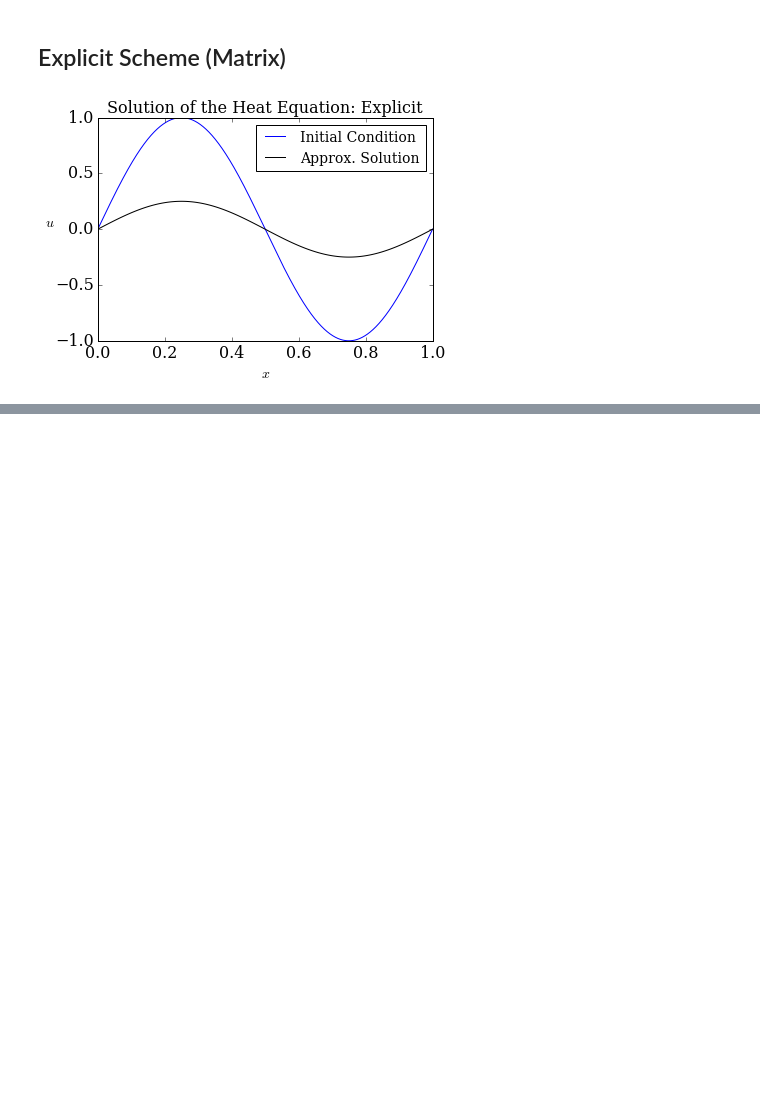
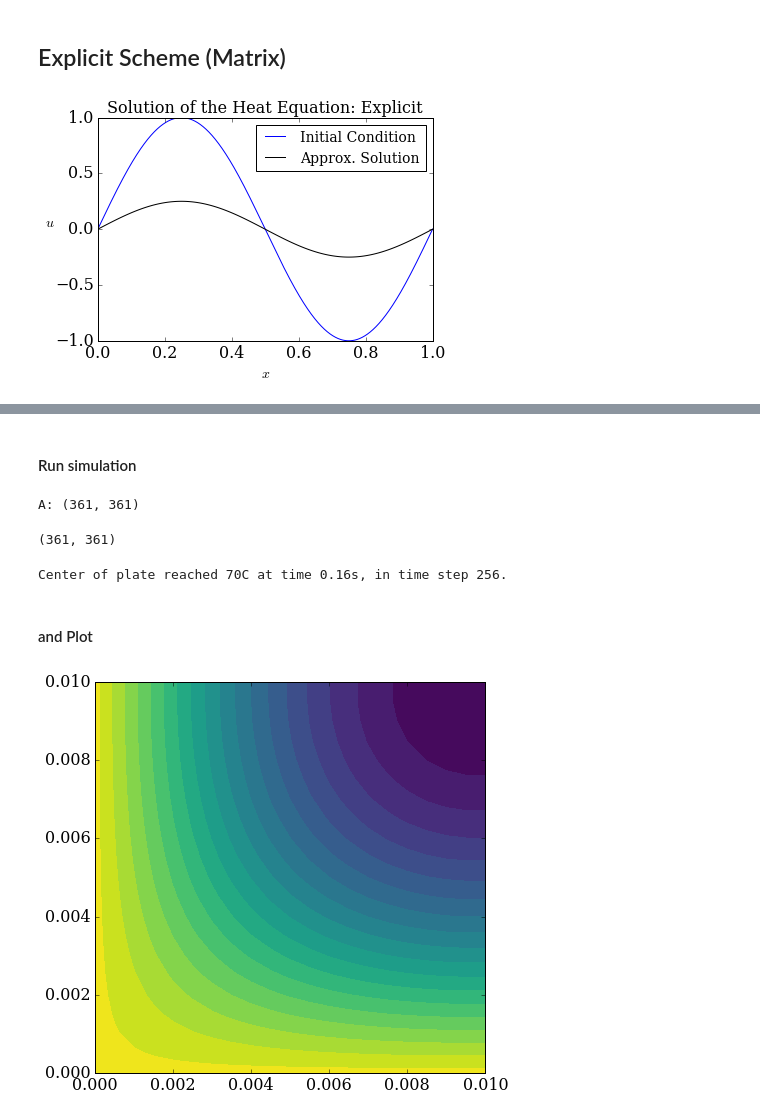
Before and after one commit to gavinconran/numerical-finance, a Jupyter notebook: 03_Discretisation/Heat_FDImplicit/IPython_FDImplicit.ipynb, the cells around one changed output, grey strips where cells are left out. Cells and saved outputs as stored; diff of their text form; code cells hidden in the pictures; blank space fills up the shorter version.

```diff
--- a/03_Discretisation/Heat_FDImplicit/IPython_FDImplicit.ipynb
+++ b/03_Discretisation/Heat_FDImplicit/IPython_FDImplicit.ipynb
@@ -199,0 +443,42 @@ pyplot.show()
+# %%
+alpha = 1e-4
+
+L = 1.0e-2
+H = 1.0e-2
+
+nx = 21
+ny = 21
+nt = 300
+
+dx = L/(nx-1)
+dy = H/(ny-1)
+
+x = numpy.linspace(0,L,nx)
+y = numpy.linspace(0,H,ny)
+
+T_bc = 100
+
+Ti = numpy.ones((ny, nx))*20
+Ti[0,:]= T_bc
+Ti[:,0] = T_bc
+# %% [markdown]
+#### Run simulation
+# %%
+sigma = 0.25
+A = constructMatrix(nx, ny, sigma)
+A.shape
+# %% [output]
+A: (361, 361)
+(361, 361)
+# %%
+dt = sigma * min(dx, dy)**2 / alpha
+T = btcs_2D(Ti.copy(), A, nt, sigma, T_bc, nx, ny, dt)
+# %% [output]
+Center of plate reached 70C at time 0.16s, in time step 256.
+# %% [markdown]
+#### and Plot
+# %%
+pyplot.figure(figsize=(7,7))
+pyplot.contourf(x,y,T,20, cmap=cm.viridis);
+# %% [output]
+[figure, added]
```
Also changed, not shown: parts of 10 cells of this notebook.
